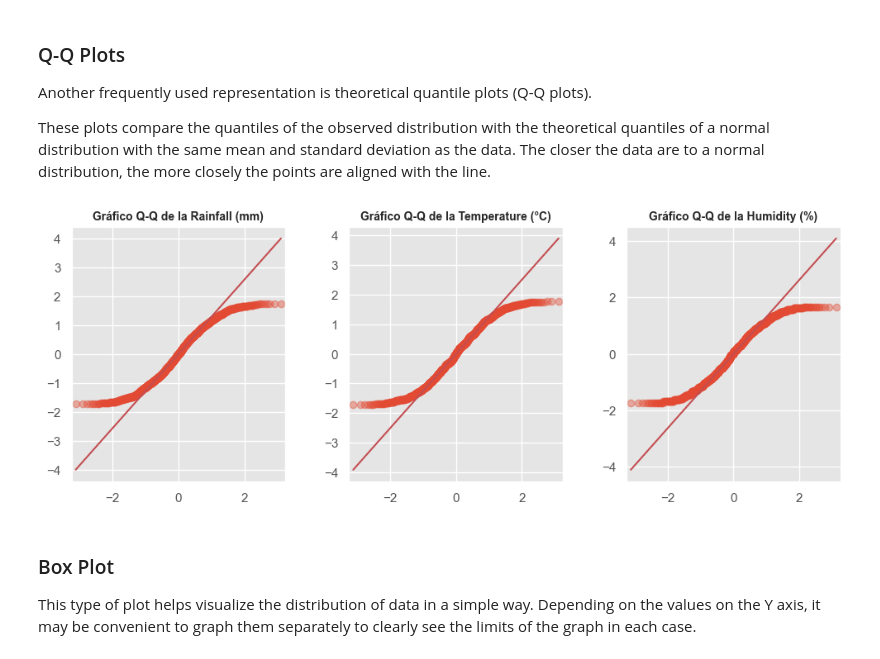
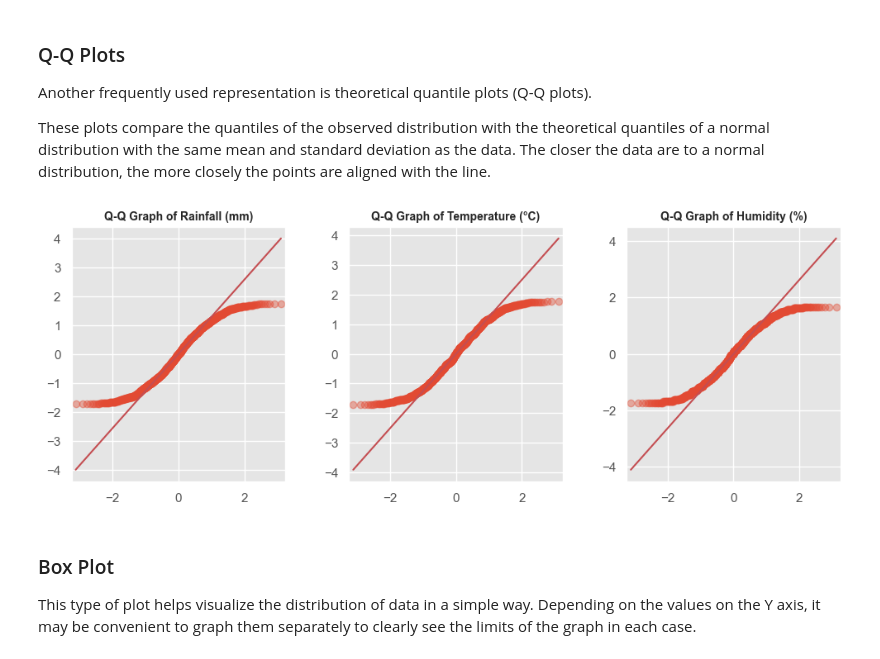
Before and after one commit to Luitz1/Projects, a Jupyter notebook: Data Analyst Projects/1_example_weather/exp_weather_1.ipynb, the cells around one changed output. Cells and saved outputs as stored; diff of their text form; code cells hidden in the pictures.

```diff
--- a/Data Analyst Projects/1_example_weather/exp_weather_1.ipynb
+++ b/Data Analyst Projects/1_example_weather/exp_weather_1.ipynb
@@ -211,8 +211,8 @@ for idx, column in enumerate(df_var):
     ax[idx].hist(x=df_temp,
                  density=True, bins=40, color="#3182bd", alpha=0.6)
 
-    ax[idx].set_title(f'Distribución de {column}',fontsize = 10)
-    ax[idx].set_ylabel('Densidad de probabilidad')
+    ax[idx].set_title(f'{column} Distribution',fontsize = 10)
+    ax[idx].set_ylabel('Probability density')
     ax[idx].legend(loc='lower center', bbox_to_anchor=(0.5, 0), ncol=1)
 
 #  ---------------  Remove titles from the Y axes
@@ -232,24 +232,24 @@ These plots compare the quantiles of the observed distribution with the theoreti
 # %%
 num_columns = len(df_var.columns)
 
 fig, ax = plt.subplots(1, num_columns,figsize=(12,4))
 ax = ax.flatten()
 
 for idx, column in enumerate(df_var):
     sm.qqplot(data=df_var[column], fit = True, line  = 'q',
               alpha = 0.4, lw = 2, ax = ax[idx])
 
-    ax[idx].set_title(f'Gráfico Q-Q de la {column}',
+    ax[idx].set_title(f'Q-Q Graph of {column}',
                       fontsize = 10, fontweight = "bold")
 
 for ax in ax:
     ax.set_ylabel("")  # Remove title del eje Y
     ax.set_xlabel("")  # Remove title del eje x
 
 plt.subplots_adjust(hspace=0.9,wspace=0.3)
 plt.show()
 # %% [output]
-[figure, old version]
+[figure, new version]
 # %% [markdown]
 ### Box Plot
 
```
Also changed, not shown: parts of 2 cells of this notebook.
